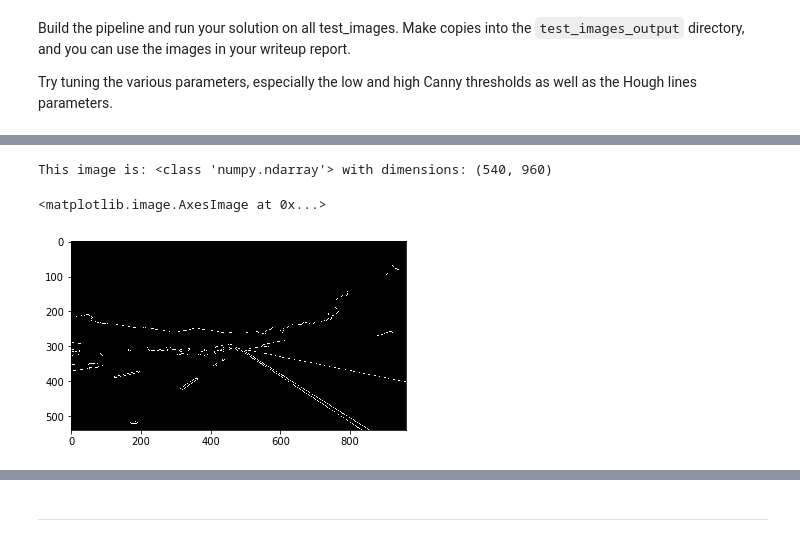
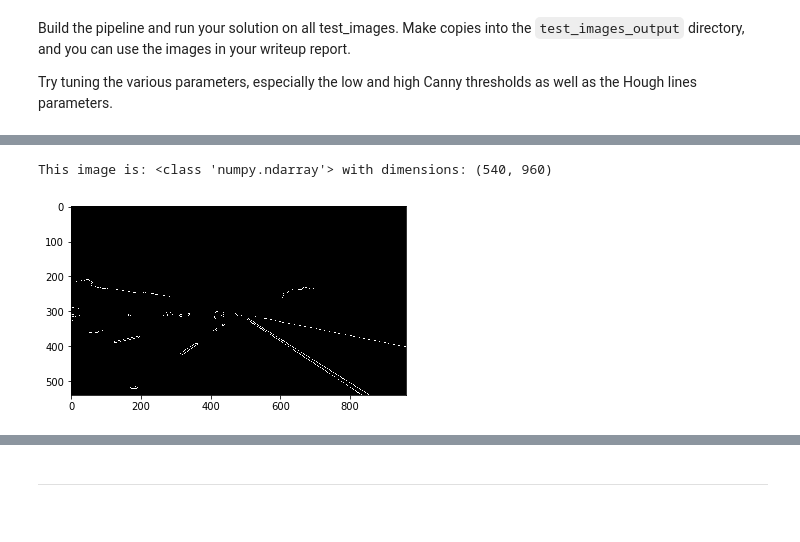
Before and after one commit to austinjalexander/CarND-LaneLines-P1, a Jupyter notebook: P1.ipynb, the cells around one changed output, grey strips where cells are left out. Cells and saved outputs as stored; diff of their text form; code cells hidden in the pictures.

```diff
--- a/P1.ipynb
+++ b/P1.ipynb
@@ -223,13 +234,13 @@ This image is: <class 'numpy.ndarray'> with dimensions: (540, 960)
 [figure]
 # %%
 # Apply Canny edge detection.
-low_threshold = 50
-high_threshold = 150
+low_threshold = 100
+high_threshold = 200
 edges_image = canny(blurred_image, low_threshold, high_threshold)
 
 print('This image is:', type(edges_image), 'with dimensions:', edges_image.shape)
 plt.imshow(edges_image, cmap='gray')
+plt.show()
 # %% [output]
 This image is: <class 'numpy.ndarray'> with dimensions: (540, 960)
-<matplotlib.image.AxesImage at 0x...>
-[figure, old version]
+[figure, new version]
```
Also changed, not shown: parts of 22 cells of this notebook.
